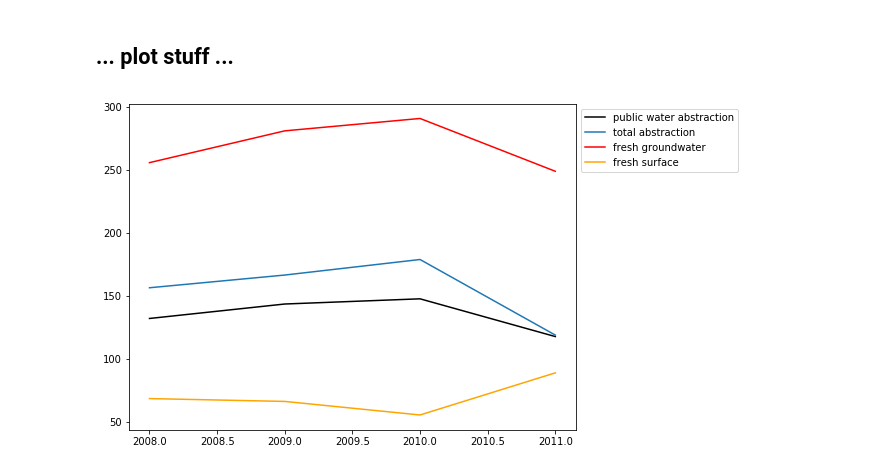
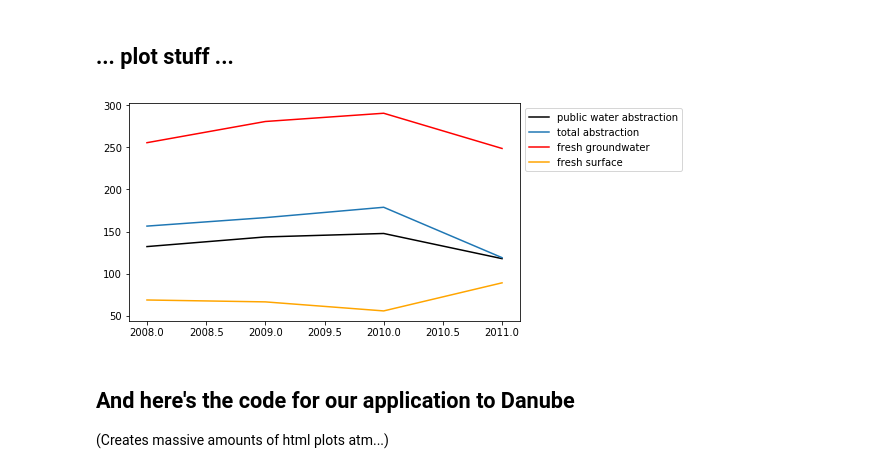
Before and after one commit to ekaterinailin/dustycrocodile, a Jupyter notebook: ekaterina_workspace.ipynb, the cells around one changed output. Drawn from its saved outputs; the diff is of its cells as text; code cells hidden in the pictures.

```diff
--- a/ekaterina_workspace.ipynb
+++ b/ekaterina_workspace.ipynb
@@ -173,26 +174,29 @@ corr.style.applymap(color_red)
 # %% [markdown]
 ## ... plot stuff ...
 # %%
-plt.figure(figsize=(8,6))
+plt.figure(figsize=(7,4))
 plt.plot(sk.index.values,
         sk['Water abstraction for public water supply (Million cubic metres)'],
         color = 'k',
         label = 'public water abstraction')
 plt.plot(sk.index.values,
         sk['Total gross abstraction (Million cubic metres)'],
         label = 'total abstraction')
 plt.plot(sk.index.values,
         sk['Fresh groundwater (Million cubic metres)'],
         label = 'fresh groundwater',
         color = 'red')
 plt.plot(sk.index.values,
         sk['Fresh surface water (Million cubic metres)'],
         label = 'fresh surface',
         color = 'orange')
 plt.legend(bbox_to_anchor=(1, 1))
 plt.show()
 # %% [output]
-[figure, old version]
+[figure, new version]
+# %% [markdown]
+## And here's the code for our application to Danube
+(Creates massive amounts of html plots atm...)
 # %%
 import plotly as py
 import plotly.graph_objs as go
```
Also changed, not shown: parts of 3 cells of this notebook.
